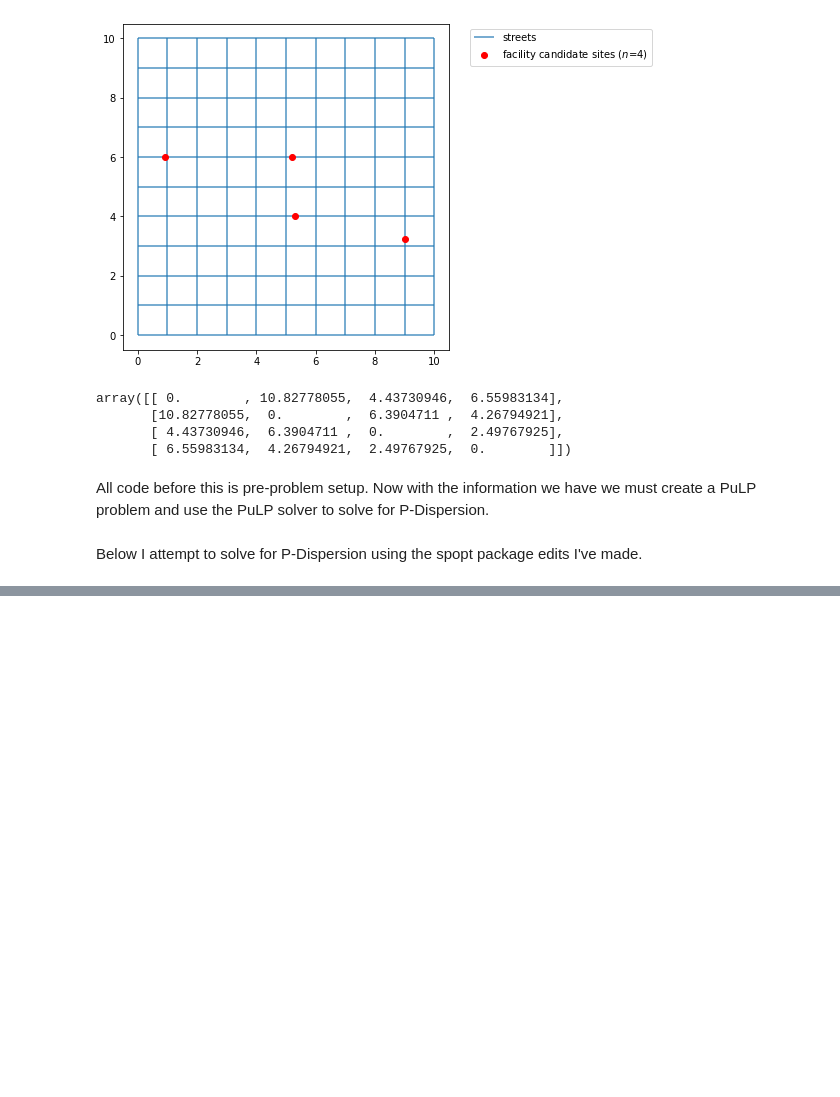
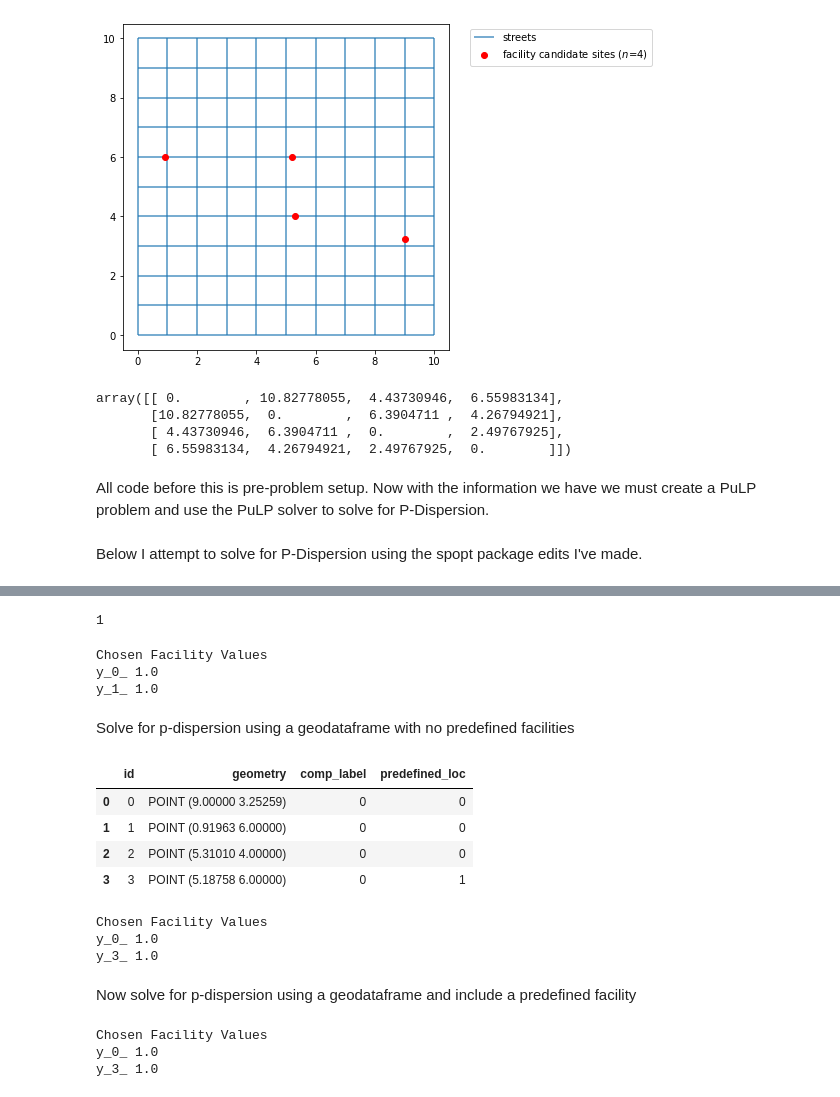
Before and after one commit to pysal/spopt, a Jupyter notebook: notebooks/p-dispersion.ipynb, the cells around one changed output, grey strips where cells are left out. Drawn from its saved outputs; the diff is of its cells as text; code cells hidden in the pictures; blank space fills up the shorter version.

```diff
--- a/notebooks/p-dispersion.ipynb
+++ b/notebooks/p-dispersion.ipynb
@@ -229,0 +108,24 @@ prob.status
+# %%
+disperse_from_cost_matrix.problem.status
+# %% [output]
+1
+# %%
+print('\n'+ 'Chosen Facility Values')
+for i in disperse_from_cost_matrix.fac_vars:
+    if i.varValue == 1:
+        print(i,i.varValue)
+# %% [output]
+Chosen Facility Values
+y_0_ 1.0
+y_1_ 1.0
+# %% [markdown]
+Solve for p-dispersion using a geodataframe with no predefined facilities
+# %%
+facilities_snapped['predefined_loc'] = numpy.array([0, 0, 0, 1])
+facilities_snapped
+# %% [output]
+|  | id | geometry | comp_label | predefined_loc |
+| 0 | 0 | POINT (9.00000 3.25259) | 0 | 0 |
+| 1 | 1 | POINT (0.91963 6.00000) | 0 | 0 |
+| 2 | 2 | POINT (5.31010 4.00000) | 0 | 0 |
+| 3 | 3 | POINT (5.18758 6.00000) | 0 | 1 |
@@ -229,0 +138,11 @@ prob.status
+# %%
+print('\n'+ 'Chosen Facility Values')
+for i in disperse_from_geodataframe.fac_vars:
+    if i.varValue == 1:
+        print(i,i.varValue)
+# %% [output]
+Chosen Facility Values
+y_0_ 1.0
+y_3_ 1.0
+# %% [markdown]
+Now solve for p-dispersion using a geodataframe and include a predefined facility
@@ -229,0 +155,9 @@ prob.status
+# %%
+print('\n'+ 'Chosen Facility Values')
+for i in disperse_from_geodataframe.fac_vars:
+    if i.varValue == 1:
+        print(i,i.varValue)
+# %% [output]
+Chosen Facility Values
+y_0_ 1.0
+y_3_ 1.0
```
Also changed, not shown: parts of 16 cells of this notebook.
